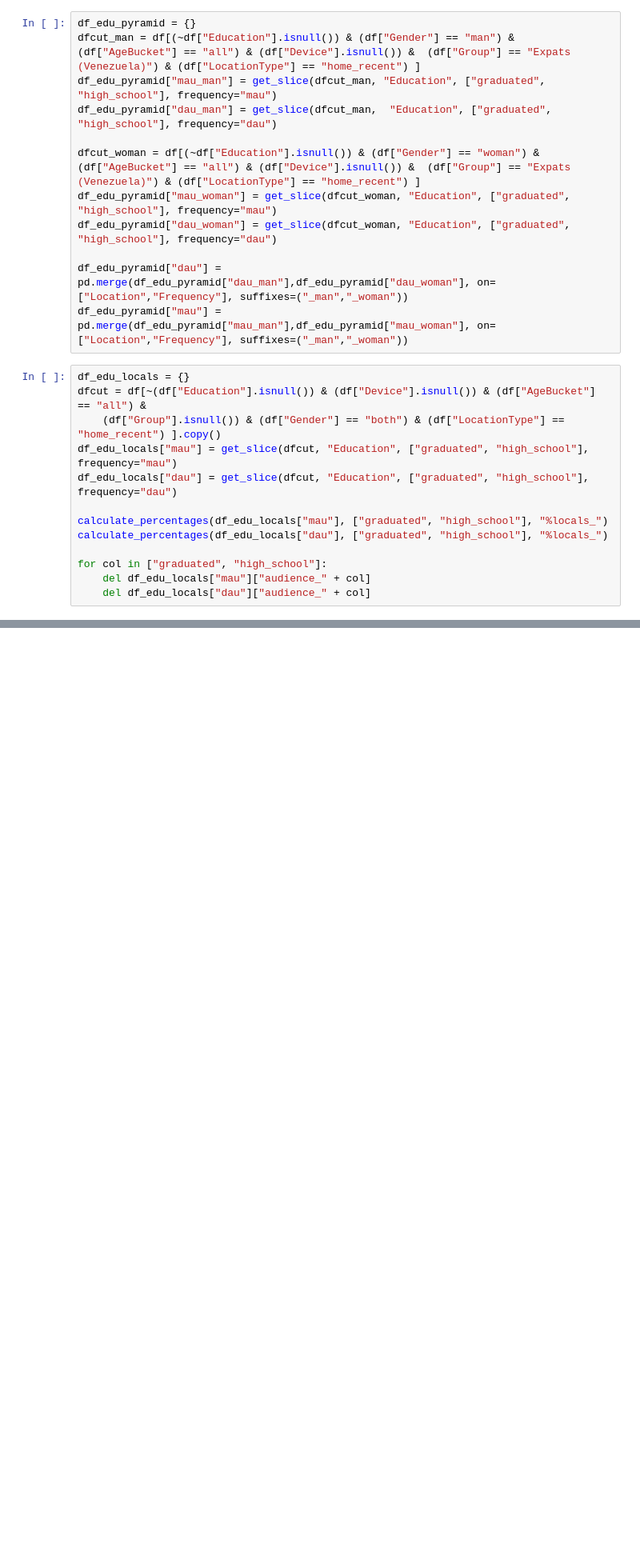
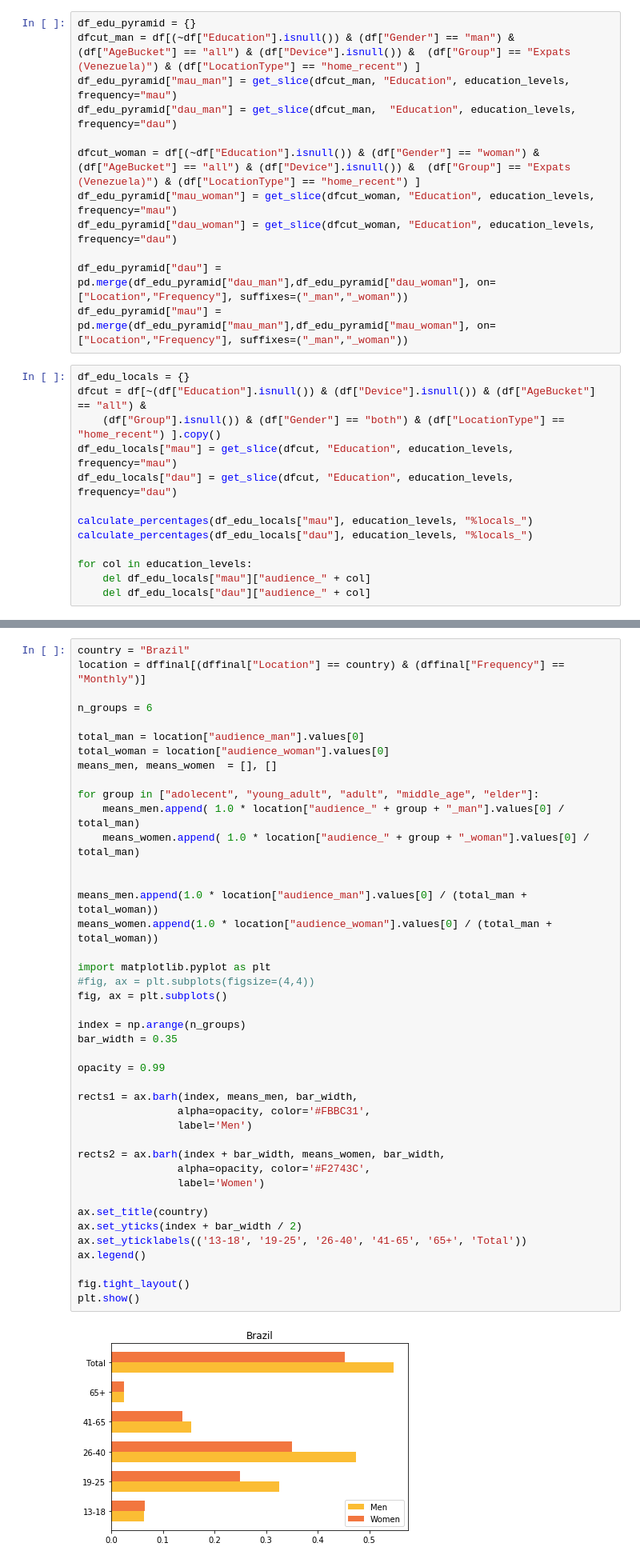
Before and after one commit to joaopalotti/venezuela_migration, a Jupyter notebook: looking_at_colombia.ipynb, the cells around one changed output, grey strips where cells are left out. Shown at 80% size. Saved outputs shown, nothing was run; the diff lists cells and outputs as text; blank space fills up the shorter version.

```diff
--- a/looking_at_colombia.ipynb
+++ b/looking_at_colombia.ipynb
@@ -360,12 +277,12 @@ calculate_percentages(dfedu["dau"], ["graduated", "high_school"], "%ven_")
 # %%
 df_edu_pyramid = {}
 dfcut_man = df[(~df["Education"].isnull()) & (df["Gender"] == "man") & (df["AgeBucket"] == "all") & (df["Device"].isnull()) &  (df["Group"] == "Expats (Venezuela)") & (df["LocationType"] == "home_recent") ]
-df_edu_pyramid["mau_man"] = get_slice(dfcut_man, "Education", ["graduated", "high_school"], frequency="mau")
-df_edu_pyramid["dau_man"] = get_slice(dfcut_man,  "Education", ["graduated", "high_school"], frequency="dau")
+df_edu_pyramid["mau_man"] = get_slice(dfcut_man, "Education", education_levels, frequency="mau")
+df_edu_pyramid["dau_man"] = get_slice(dfcut_man,  "Education", education_levels, frequency="dau")
 
 dfcut_woman = df[(~df["Education"].isnull()) & (df["Gender"] == "woman") & (df["AgeBucket"] == "all") & (df["Device"].isnull()) &  (df["Group"] == "Expats (Venezuela)") & (df["LocationType"] == "home_recent") ]
-df_edu_pyramid["mau_woman"] = get_slice(dfcut_woman, "Education", ["graduated", "high_school"], frequency="mau")
-df_edu_pyramid["dau_woman"] = get_slice(dfcut_woman, "Education", ["graduated", "high_school"], frequency="dau")
+df_edu_pyramid["mau_woman"] = get_slice(dfcut_woman, "Education", education_levels, frequency="mau")
+df_edu_pyramid["dau_woman"] = get_slice(dfcut_woman, "Education", education_levels, frequency="dau")
 
 df_edu_pyramid["dau"] = pd.merge(df_edu_pyramid["dau_man"],df_edu_pyramid["dau_woman"], on=["Location","Frequency"], suffixes=("_man","_woman"))
 df_edu_pyramid["mau"] = pd.merge(df_edu_pyramid["mau_man"],df_edu_pyramid["mau_woman"], on=["Location","Frequency"], suffixes=("_man","_woman"))
@@ -373,13 +290,13 @@ df_edu_pyramid["mau"] = pd.merge(df_edu_pyramid["mau_man"],df_edu_pyramid["mau_w
 df_edu_locals = {}
 dfcut = df[~(df["Education"].isnull()) & (df["Device"].isnull()) & (df["AgeBucket"] == "all") &
     (df["Group"].isnull()) & (df["Gender"] == "both") & (df["LocationType"] == "home_recent") ].copy()
-df_edu_locals["mau"] = get_slice(dfcut, "Education", ["graduated", "high_school"], frequency="mau")
-df_edu_locals["dau"] = get_slice(dfcut, "Education", ["graduated", "high_school"], frequency="dau")
+df_edu_locals["mau"] = get_slice(dfcut, "Education", education_levels, frequency="mau")
+df_edu_locals["dau"] = get_slice(dfcut, "Education", education_levels, frequency="dau")
 
-calculate_percentages(df_edu_locals["mau"], ["graduated", "high_school"], "%locals_")
-calculate_percentages(df_edu_locals["dau"], ["graduated", "high_school"], "%locals_")
+calculate_percentages(df_edu_locals["mau"], education_levels, "%locals_")
+calculate_percentages(df_edu_locals["dau"], education_levels, "%locals_")
 
-for col in ["graduated", "high_school"]:
+for col in education_levels:
     del df_edu_locals["mau"]["audience_" + col]
     del df_edu_locals["dau"]["audience_" + col]
 # %%
@@ -473,0 +447,44 @@ dffinal.to_csv("merged_07_14.csv", index=False)
+# %%
+country = "Brazil"
+location = dffinal[(dffinal["Location"] == country) & (dffinal["Frequency"] == "Monthly")]
+
+n_groups = 6
+
+total_man = location["audience_man"].values[0]
+total_woman = location["audience_woman"].values[0]
+means_men, means_women  = [], []
+
+for group in ["adolecent", "young_adult", "adult", "middle_age", "elder"]:
+    means_men.append( 1.0 * location["audience_" + group + "_man"].values[0] / total_man)
+    means_women.append( 1.0 * location["audience_" + group + "_woman"].values[0] / total_man)
+
+
+means_men.append(1.0 * location["audience_man"].values[0] / (total_man + total_woman))
+means_women.append(1.0 * location["audience_woman"].values[0] / (total_man + total_woman))
+
+import matplotlib.pyplot as plt
+#fig, ax = plt.subplots(figsize=(4,4))
+fig, ax = plt.subplots()
+
+index = np.arange(n_groups)
+bar_width = 0.35
+
+opacity = 0.99
+
+rects1 = ax.barh(index, means_men, bar_width,
+                alpha=opacity, color='#FBBC31',
+                label='Men')
+
+rects2 = ax.barh(index + bar_width, means_women, bar_width,
+                alpha=opacity, color='#F2743C',
+                label='Women')
+
+ax.set_title(country)
+ax.set_yticks(index + bar_width / 2)
+ax.set_yticklabels(('13-18', '19-25', '26-40', '41-65', '65+', 'Total'))
+ax.legend()
+
+fig.tight_layout()
+plt.show()
+# %% [output]
+[figure, added]
```
Also changed, not shown: parts of 12 cells of this notebook.
